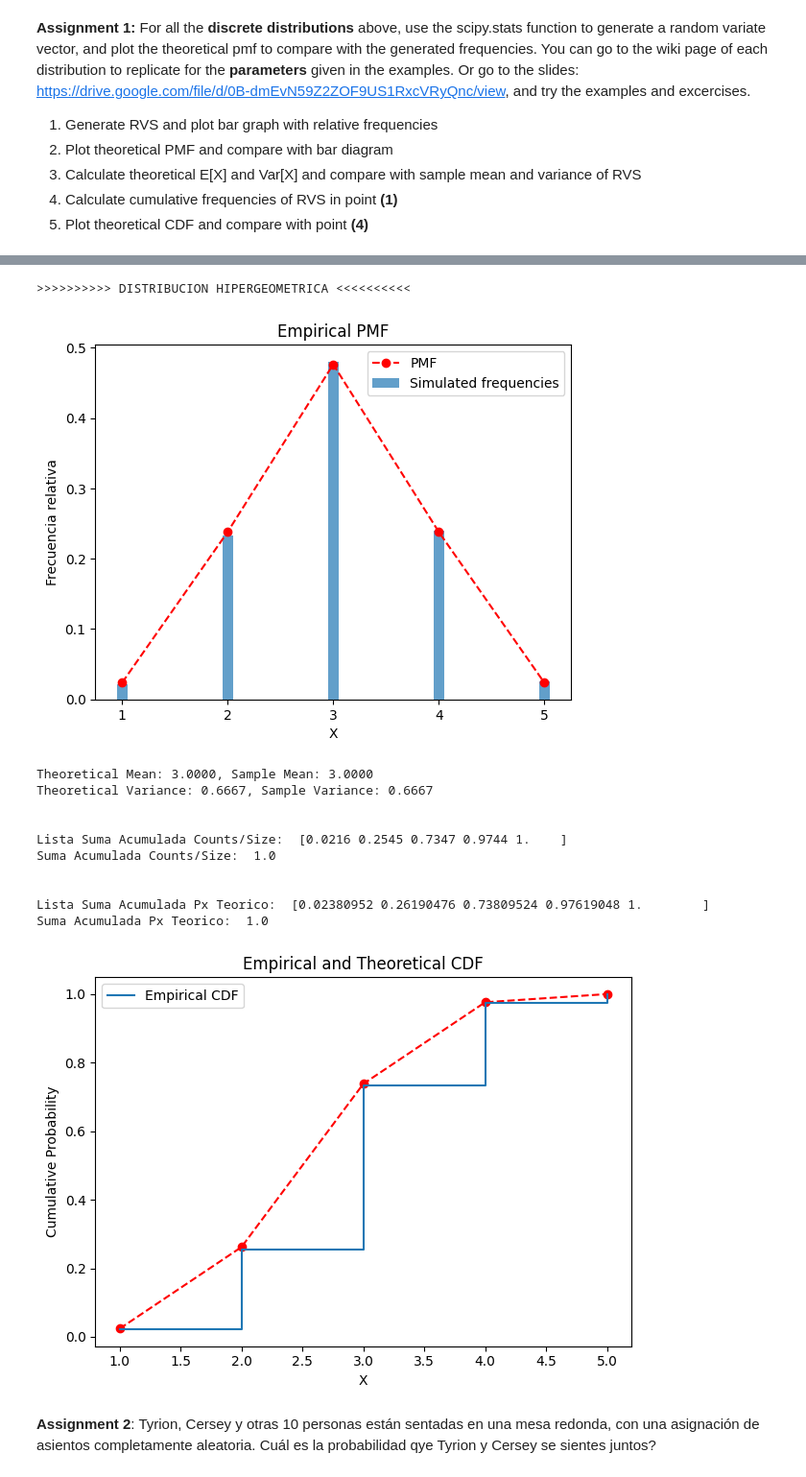
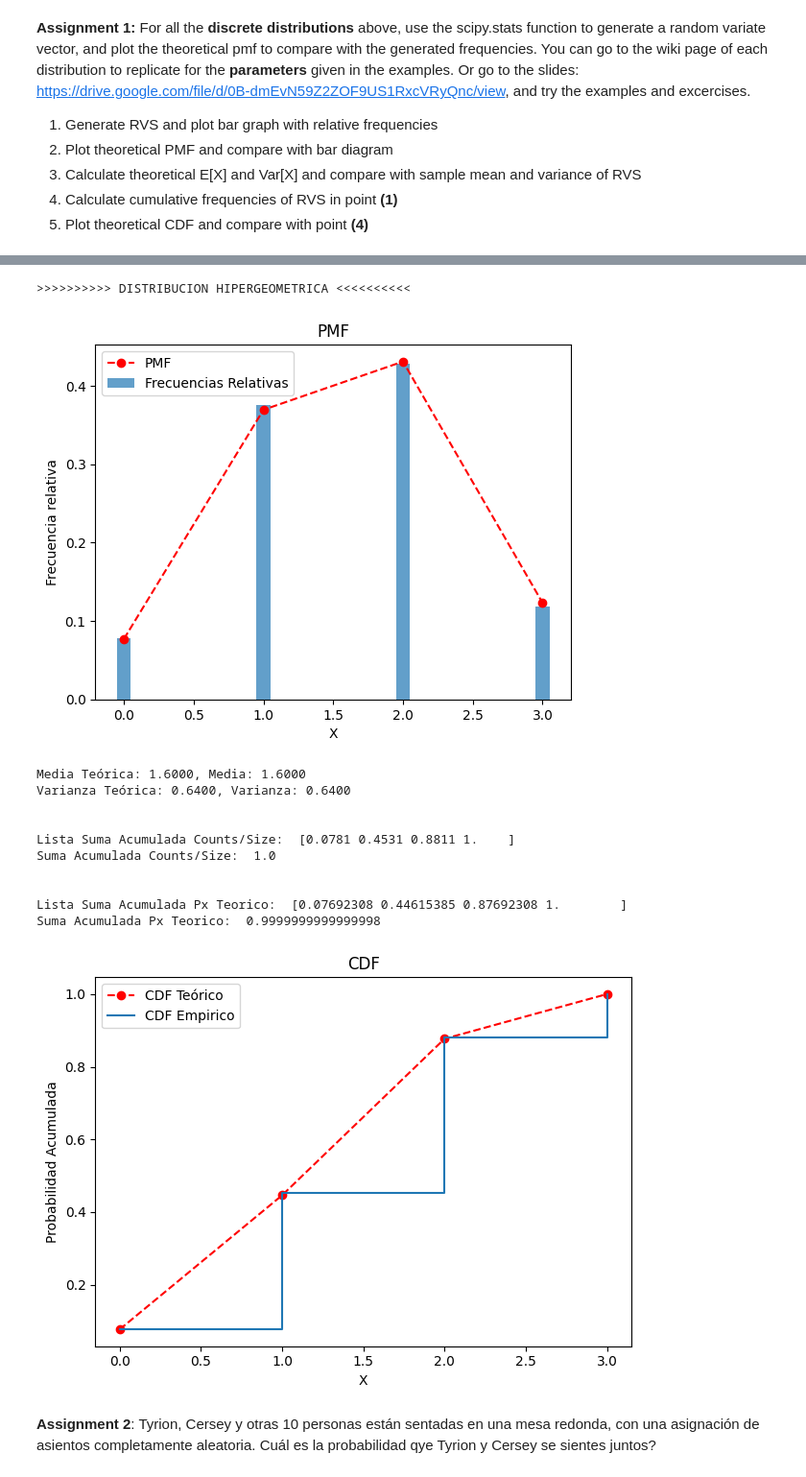
Before and after one commit to CHACHO617/Taller1ModelosYSimulacoin, a Jupyter notebook: Taller 5.ipynb, the cells around one changed output, grey strips where cells are left out. Shown at 96% size. Drawn from its saved outputs; the diff is of its cells as text; code cells hidden in the pictures.

```diff
--- a/Taller 5.ipynb
+++ b/Taller 5.ipynb
@@ -1037,20 +1013,18 @@ import numpy as np
 import matplotlib.pyplot as plt
 from scipy.stats import hypergeom
 
-# Function to generate Random Variates (RVS) and plot bar graph with relative frequencies
 def hgeom(K, N, n):
-    urn = K * [1] + (N - K) * [0]  # urn, 1: white, 0: black
-    np.random.shuffle(urn)  # urn shuffle
+    urn = K * [1] + (N - K) * [0]
+    np.random.shuffle(urn)
     return sum(urn[:n])
 
 
 #Punto 1 ------------------------------------------------------
-# Generate Random Variates (RVS)
-K, N, n = 6, 10, 5
+K, N, n = 3, 15, 8
 size = 10000
 X = np.array([hgeom(K, N, n) for i in range(size)])  # random vector
 x, fx = np.unique(X, return_counts=True)  # count of unique values and frequencies
-plt.bar(x, fx / sum(fx), width=0.1, alpha=0.7, label="Simulated frequencies")
+plt.bar(x, fx / sum(fx), width=0.1, alpha=0.7, label="Frecuencias Relativas")
 
 
 #Punto 2 ------------------------------------------------------
@@ -1059,58 +1033,58 @@ px_theoretical = hypergeom.pmf(x_theoretical, N, K, n)
 plt.plot(x_theoretical, px_theoretical, '--ro', label='PMF')
 plt.xlabel('X')
 plt.ylabel('Frecuencia relativa')
-plt.title('Empirical PMF')
+plt.title('PMF')
 plt.legend()
 plt.show()
 
 #Punto 3 ------------------------------------------------------
 # Calculate theoretical E[X] and Var[X] and compare with sample mean and variance of RVS
 theoretical_mean = n * (K / N)
 theoretical_variance = n * (K / N) * ((N - K) / N) * ((N - n) / (N - 1))
 
 #sample_mean1 = hypergeom.mean(N, K, n)
 sample_mean = hypergeom.mean(N, K, n)
 sample_variance = hypergeom.var(N, K, n)
 
-print(f'Theoretical Mean: {theoretical_mean:.4f}, Sample Mean: {sample_mean:.4f}')
-print(f'Theoretical Variance: {theoretical_variance:.4f}, Sample Variance: {sample_variance:.4f}')
+print(f'Media Teórica: {theoretical_mean:.4f}, Media: {sample_mean:.4f}')
+print(f'Varianza Teórica: {theoretical_variance:.4f}, Varianza: {sample_variance:.4f}')
 
 #Punto 4 -------------------------------------------------------
 # Calculate cumulative frequencies of RVS
 cumulative_counts = np.cumsum(fx / sum(fx))
 print("\n\nLista Suma Acumulada Counts/Size: ",cumulative_counts)
 print("Suma Acumulada Counts/Size: ", max(cumulative_counts))
 
 print("\n\nLista Suma Acumulada Px Teorico: ", np.cumsum(px_theoretical))
 print("Suma Acumulada Px Teorico: ", max(np.cumsum(px_theoretical)))
 
 
 #Punto 5 --------------------------------------------------------
 # Plot theoretical CDF as a red dotted line and compare with point
 x_cdf_theoretical = np.arange(min(x), max(x) + 1)
 cdf_theoretical = hypergeom.cdf(x_cdf_theoretical, n=K, N=N, M=n)
-plt.plot(x, hypergeom.cdf(x, N, K, n), '--ro')
-plt.step(x, cumulative_counts, label='Empirical CDF', where='post')
+plt.plot(x, hypergeom.cdf(x, N, K, n), '--ro', label='CDF Teórico')
+plt.step(x, cumulative_counts, label='CDF Empirico', where='post')
 plt.xlabel('X')
-plt.ylabel('Cumulative Probability')
-plt.title('Empirical and Theoretical CDF')
+plt.ylabel('Probabilidad Acumulada')
+plt.title('CDF')
 plt.legend()
 plt.tight_layout()
 plt.show()
 # %% [output]
 >>>>>>>>>> DISTRIBUCION HIPERGEOMETRICA <<<<<<<<<<
-[figure, old version]
+[figure, new version]
-Theoretical Mean: 3.0000, Sample Mean: 3.0000
-Theoretical Variance: 0.6667, Sample Variance: 0.6667
+Media Teórica: 1.6000, Media: 1.6000
+Varianza Teórica: 0.6400, Varianza: 0.6400
 
 
-Lista Suma Acumulada Counts/Size:  [0.0216 0.2545 0.7347 0.9744 1.    ]
+Lista Suma Acumulada Counts/Size:  [0.0781 0.4531 0.8811 1.    ]
 Suma Acumulada Counts/Size:  1.0
 
 
-Lista Suma Acumulada Px Teorico:  [0.02380952 0.26190476 0.73809524 0.97619048 1.        ]
-Suma Acumulada Px Teorico:  1.0
+Lista Suma Acumulada Px Teorico:  [0.07692308 0.44615385 0.87692308 1.        ]
+Suma Acumulada Px Teorico:  0.9999999999999998
-[figure, old version]
+[figure, new version]
 # %% [markdown]
 **Assignment 2**: Tyrion, Cersey y otras 10 personas están sentadas en una mesa redonda, con una asignación de asientos completamente aleatoria. Cuál es la probabilidad qye Tyrion y Cersey se sientes juntos?
 # %%
```
Also changed, not shown: parts of 15 cells of this notebook.
